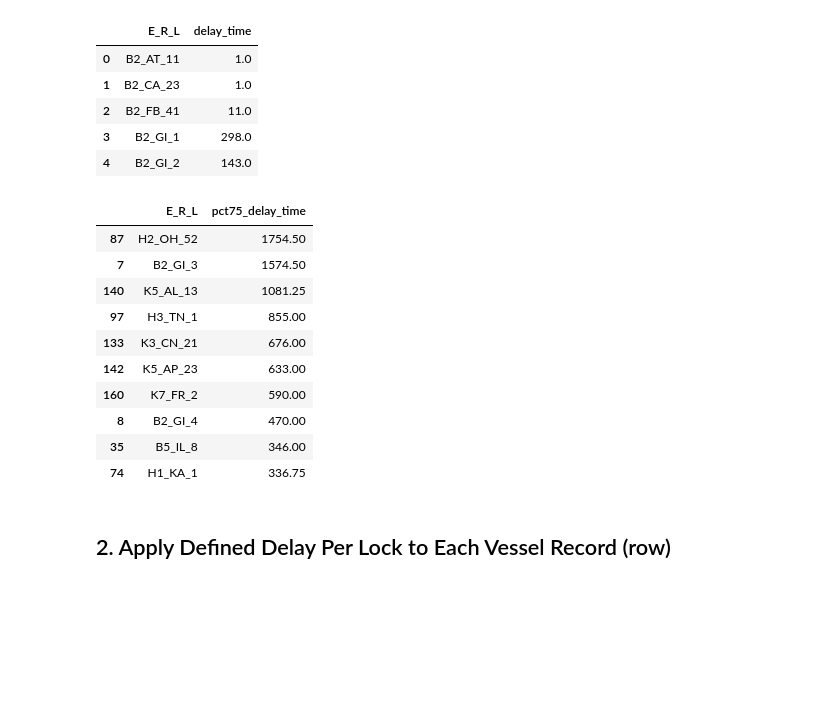
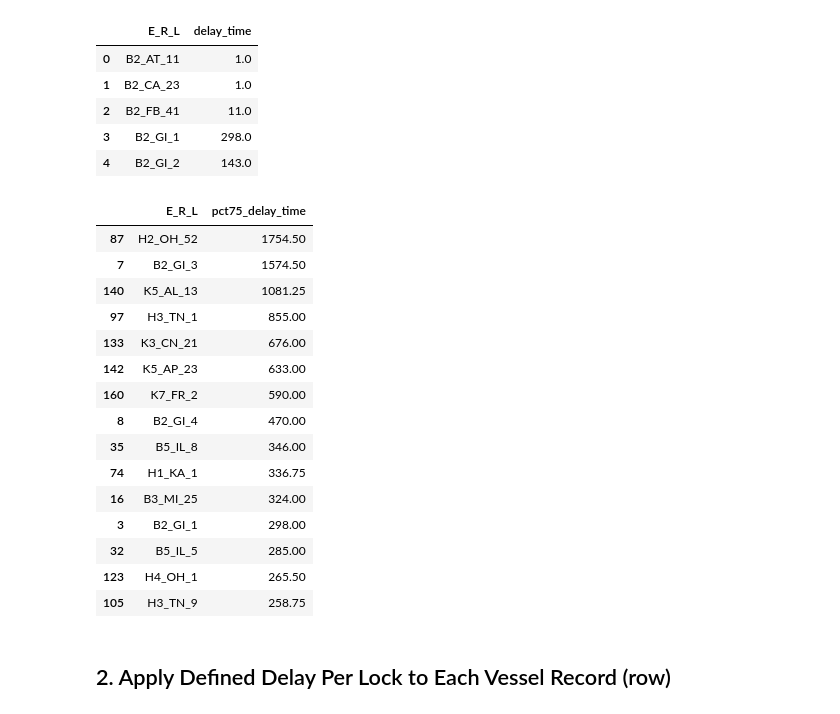
Before and after one commit to PassMoreHeat/springboard, a Jupyter notebook: Capstone_2/EDA_Per_Lock_and_Table_Build.ipynb, the cells around one changed output. Saved outputs shown, nothing was run; the diff lists cells and outputs as text; code cells hidden in the pictures; blank space fills up the shorter version.

```diff
--- a/Capstone_2/EDA_Per_Lock_and_Table_Build.ipynb
+++ b/Capstone_2/EDA_Per_Lock_and_Table_Build.ipynb
@@ -104,20 +112,25 @@ lock_delay.head()
 # %%
 # The 75th percentile of delay_time per lock. Sorted by longest. This is the definition of delay per lock
 lock_delay.sort_values(by=['delay_time'], ascending=False, inplace=True)
 lock_delay.rename(columns={'E_R_L': 'E_R_L', 'delay_time': 'pct75_delay_time'}, inplace=True)
-lock_delay.head(10)
+lock_delay.head(15)
 # %% [output]
 |  | E_R_L | pct75_delay_time |
 | 87 | H2_OH_52 | 1754.50 |
 | 7 | B2_GI_3 | 1574.50 |
 | 140 | K5_AL_13 | 1081.25 |
 | 97 | H3_TN_1 | 855.00 |
 | 133 | K3_CN_21 | 676.00 |
 | 142 | K5_AP_23 | 633.00 |
 | 160 | K7_FR_2 | 590.00 |
 | 8 | B2_GI_4 | 470.00 |
 | 35 | B5_IL_8 | 346.00 |
 | 74 | H1_KA_1 | 336.75 |
+| 16 | B3_MI_25 | 324.00 |
+| 3 | B2_GI_1 | 298.00 |
+| 32 | B5_IL_5 | 285.00 |
+| 123 | H4_OH_1 | 265.50 |
+| 105 | H3_TN_9 | 258.75 |
 # %% [markdown]
 ## 2. Apply Defined Delay Per Lock to Each Vessel Record (row)
 # %%
```
Also changed, not shown: parts of 56 cells of this notebook.
